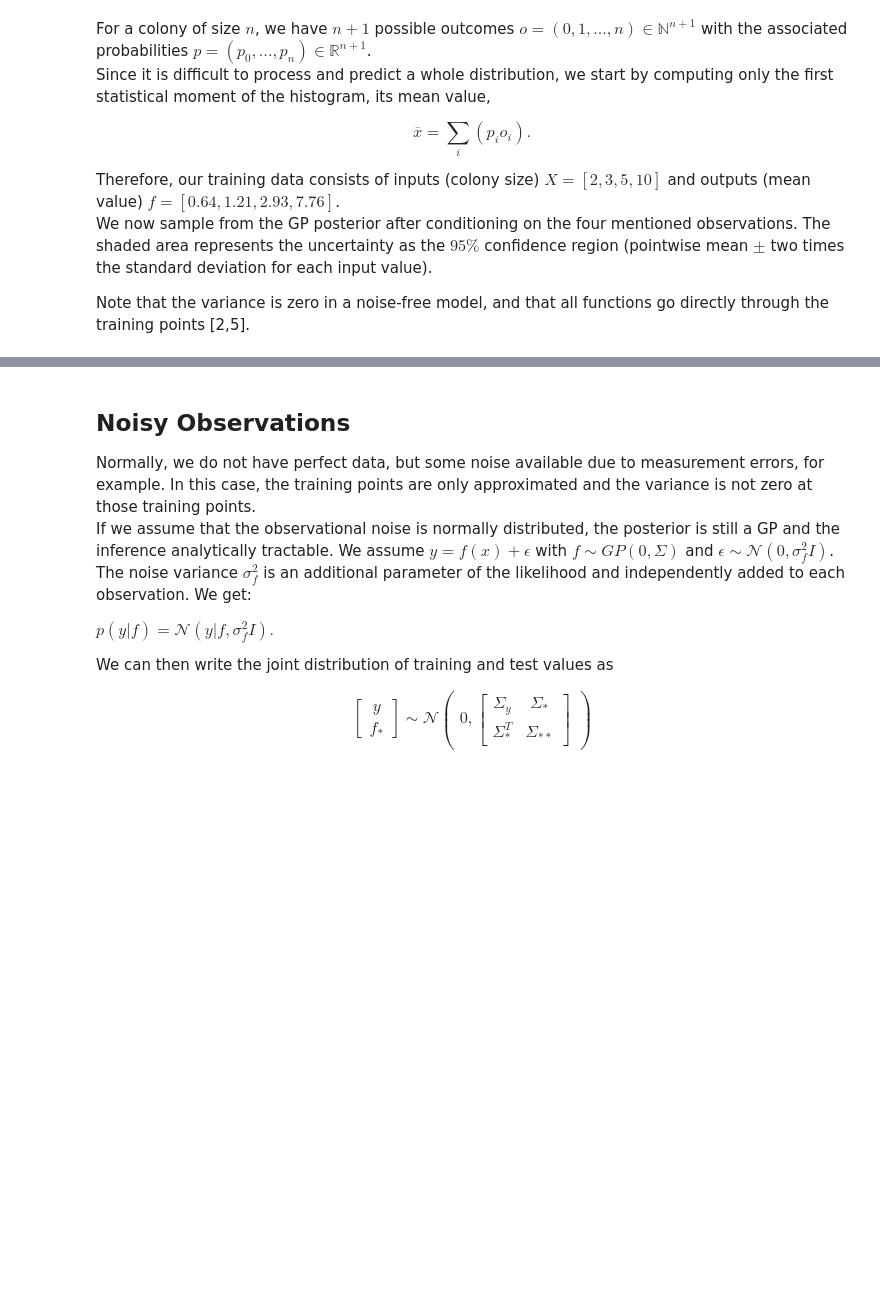
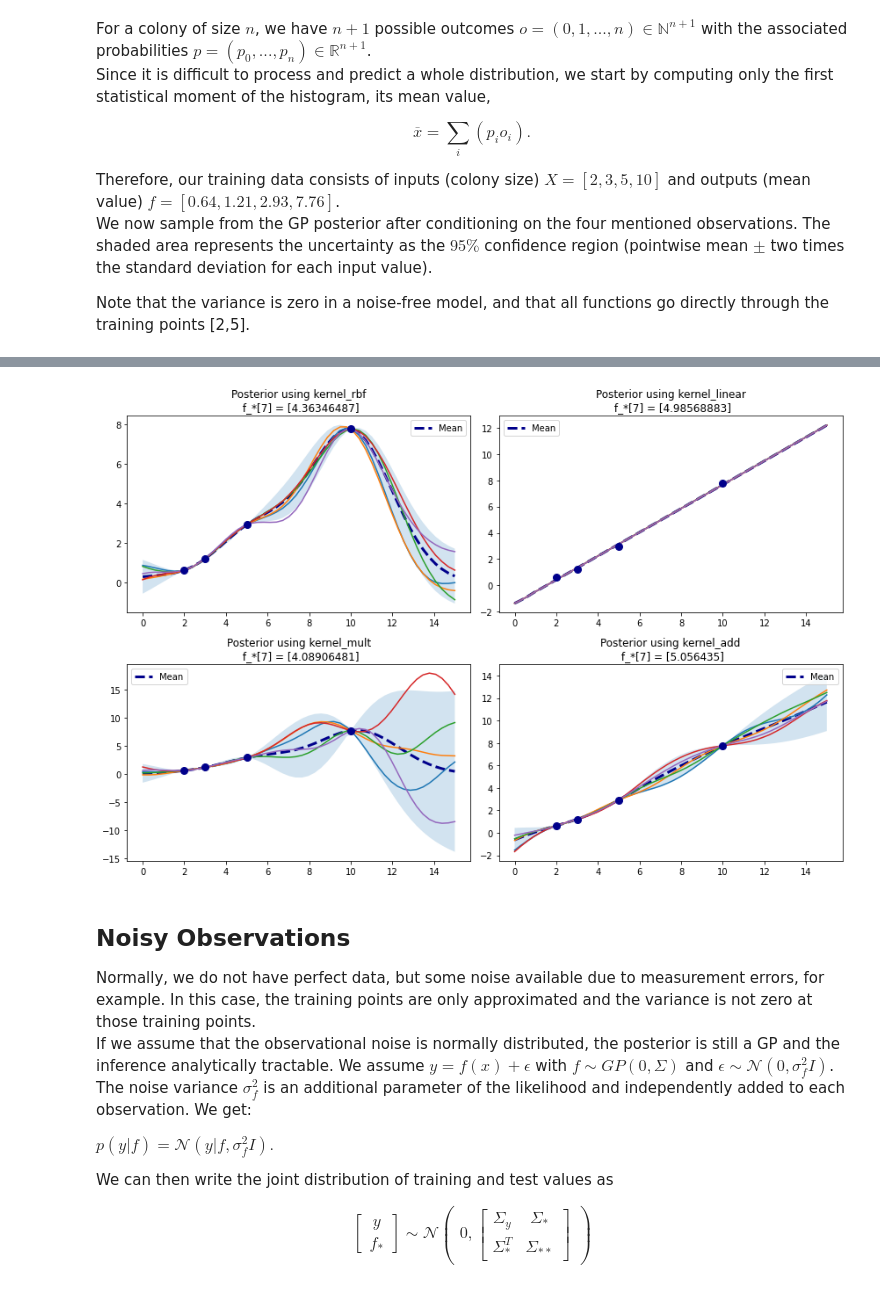
Before and after one commit to juliakln/MasterThesis, a Jupyter notebook: gpr/GaussianProcessRegression.ipynb, the cells around one changed output, grey strips where cells are left out. Cells and saved outputs as stored; diff of their text form; code cells hidden in the pictures; blank space fills up the shorter version.

```diff
--- a/gpr/GaussianProcessRegression.ipynb
+++ b/gpr/GaussianProcessRegression.ipynb
@@ -235,3 +203,96 @@ plt.show()
+# %%
+def posterior(X, X_s, f, kernel=kernel_rbf, params=params, noise=1e-2):
+    """ Derive Posterior Distribution using Equation (1)
+
+    Parameters:
+    X : numpy array with N dimensions of 1 element
+        Training Data inputs
+    X_s : numpy array with N dimensions of 1 element
+        Test Data inputs
+    f : numpy array with N dimensions of 1 element
+        Training Data outputs
+    kernel : function (default: rbf kernel)
+        Kernel function to compute covariance matrix
+    params : dictionary
+        Hyperparameters for kernel functions
+    noise : float
+        Noise to ensure that the matrix is not singular
+
+    Returns:
+    mu_s : numpy array with N dimensions of 1 element
+        Mean vector of posterior distribution
+    sigma_s : numpy array with N x N dimensions
+        Covariance matrix of posterior distribution
+    """
+    cov = kernel(X, X, params) + noise**2 * np.eye(N)
+    cov_s = kernel(X, X_s, params) + 1e-5 * np.eye(N,N_s)
+    cov_ss = kernel(X_s, X_s, params) + 1e-5 * np.eye(N_s)
+
+    mu_s = cov_s.T.dot(np.linalg.inv(cov)).dot(f)
+    sigma_s = cov_ss - cov_s.T.dot(np.linalg.inv(cov)).dot(cov_s)
+
+    return mu_s, sigma_s
+
+
+
+def plot_gp(mu, cov, X, X_train=None, Y_train=None, samples=[], ax0=plt, pred=7):
+    """ Plot GP with mean function & uncertainty
+    Adapted from: https://github.com/krasserm/bayesian-machine-learning/blob/dev/gaussian-processes/gaussian_processes_util.py
+
+    Parameters:
+    mu : numpy array with N dimensions of 1 element
+        Mean vector of (posterior) distribution
+    cov : numpy array with N x N dimensions
+        Covariance matrix of posterior distribution
+    X : numpy array with N dimensions of 1 element
+        Test Data inputs
+    X_train : numpy array with N dimensions of 1 element
+        Training Data inputs
+    Y_train : numpy array with N dimensions of 1 element
+        Training Data outputs
+    samples : numpy array with 5 x N dimensions
+        Drawn samples from GP
+    ax0 : plot
+        Plot to draw GP on
+    pred : int (default: 7)
+        Specifies a test point with its prediction
+    """
+    X = X.ravel()
+    mu = mu.ravel()
+    uncertainty = 1.96 * np.sqrt(np.diag(cov))
+
+    ax0.fill_between(X, mu + uncertainty, mu - uncertainty, alpha=0.2)
+    ax0.plot(X, mu, '--', color='darkblue', lw=3, label='Mean')
+    for i, sample in enumerate(samples):
+        ax0.plot(X, sample, lw=1.5)
+    if X_train is not None:
+        ax0.plot(X_train, Y_train, 'o', ms=8, color='darkblue')
+    ax0.legend()
+
+
+
+# Noise free Training data
+X = np.array([2,3,5,10]).reshape(-1,1)
+N = len(X)
+f = np.array([0.64,1.21,2.93,7.76]).reshape(-1,1)
+
+
+# Poster using all kernels & combinations
+plt.figure(figsize=(12, 8))
+
+for i, kernel in enumerate([kernel_rbf, kernel_linear, kernel_mult, kernel_add]):
+    # compute mean and covariance of the posterior distribution and draw 5 samples
+    mu_post, cov_post = posterior(X, X_s, f, kernel, params)
+    samples = np.random.multivariate_normal(mu_post.ravel(), cov_post, 5)
+    idx_pred = np.absolute(X_s-7).argmin()
+    plt.subplot(2,2,(i+1))
+    plot_gp(mu_post, cov_post, X_s, X, f, samples)
+    # compute prediction for x* = 7
+    plt.title(f'Posterior using {kernel.__name__}\n f_*[7] = {mu_post[idx_pred]}')
+plt.tight_layout()
+plt.show()
+# %% [output]
+[figure, added]
 # %% [markdown]
 ## Noisy Observations
 
```
Also changed, not shown: parts of 9 cells of this notebook, 4 other files.
